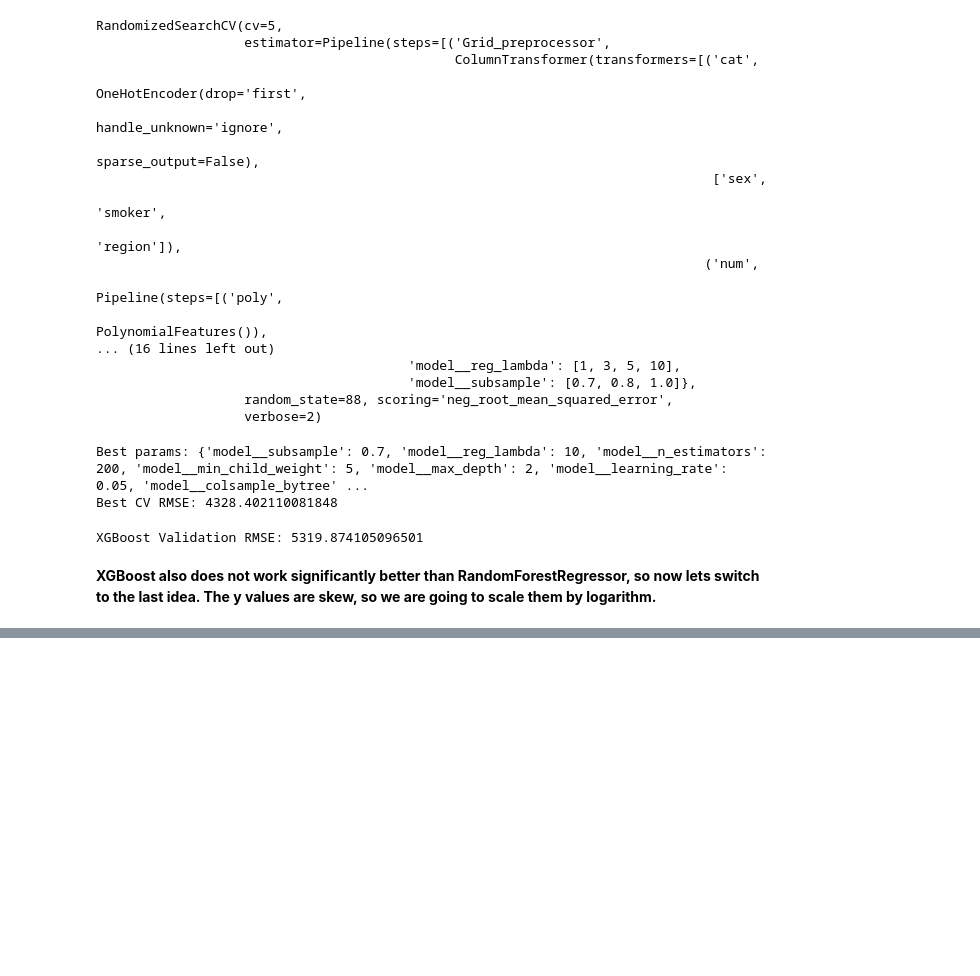
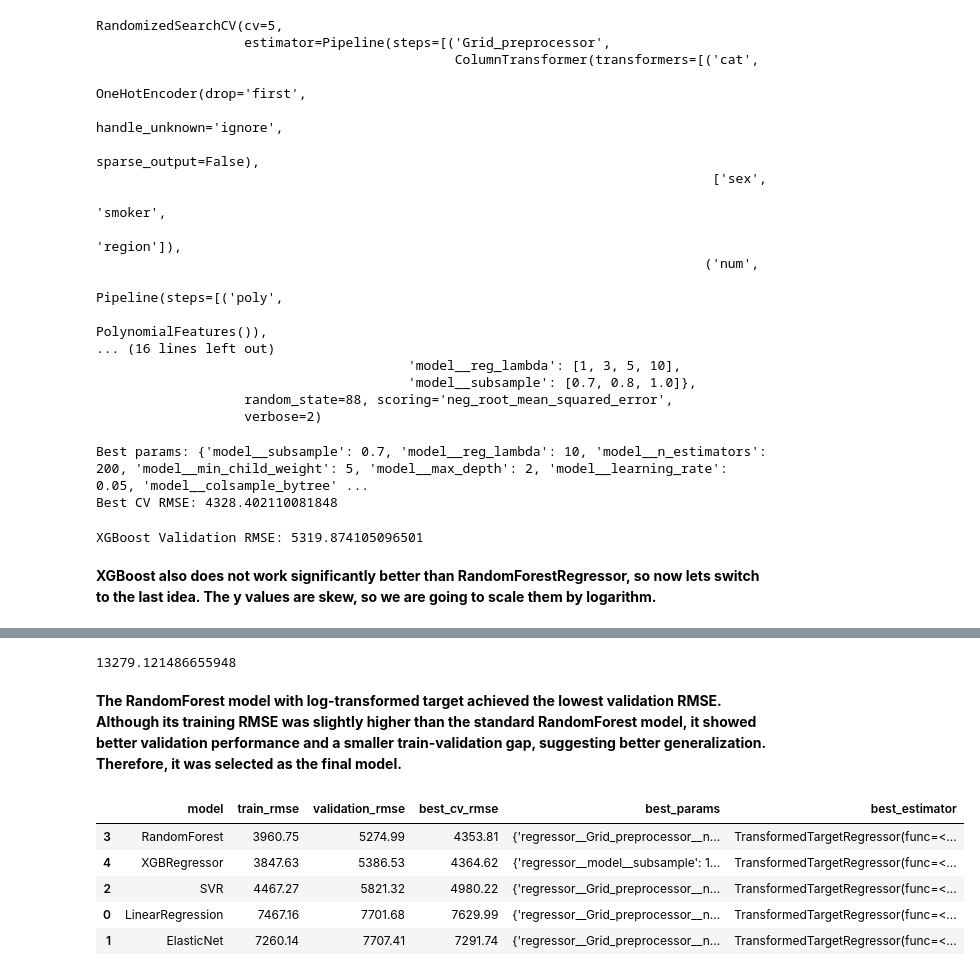
Before and after one commit to adamxszczepanski/SQL-and-ML-Projects, a Jupyter notebook: InsuranceChargesPrediction_ML/InsuranceChargePrediction_ML.ipynb, the cells around one changed output, grey strips where cells are left out. Cells and saved outputs as stored; diff of their text form; code cells hidden in the pictures; blank space fills up the shorter version.

```diff
--- a/InsuranceChargesPrediction_ML/InsuranceChargePrediction_ML.ipynb
+++ b/InsuranceChargesPrediction_ML/InsuranceChargePrediction_ML.ipynb
@@ -865,12 +865,15 @@ for model_name, config in models_and_params.items():
     Grid.fit(X_train, y_train)
 
     validation_pred=Grid.predict(X_validation)
+    train_pred = Grid.predict(X_train)
 
     validation_rmse=np.sqrt(mean_squared_error(y_validation, validation_pred))
+    train_rmse=np.sqrt(mean_squared_error(y_train, train_pred))
 
     Models_results.append({
         "model":model_name,
         "best_cv_rmse": -Grid.best_score_,
+        "train_rmse": train_rmse,
         "validation_rmse": validation_rmse,
         "best_params": Grid.best_params_,
         "best_estimator":Grid.best_estimator_}
@@ -878,6 +881,7 @@ for model_name, config in models_and_params.items():
 
     print(f"{model_name}")
     print("Best CV RMSE:", -Grid.best_score_)
+    print("Train RMSE:", train_rmse)
     print("Validation RMSE:", validation_rmse)
     print("Best params:", Grid.best_params_)
     print("-" * 60)
@@ -1040,0 +1108,2 @@ The y values are skew, so we are going to scale them by logarithm.**
+# %%
+models_eval1=[]
@@ -1053,0 +1276,6 @@ NameError: name 'model' is not defined
+# %%
+y.mean()
+# %% [output]
+13279.121486655948
+# %% [markdown]
+**The RandomForest model with log-transformed target achieved the lowest validation RMSE. Although its training RMSE was slightly higher than the standard RandomForest model, it showed better validation performance and a smaller train-validation gap, suggesting better generalization. Therefore, it was selected as the final model.**
@@ -1053,0 +1284,9 @@ NameError: name 'model' is not defined
+# %%
+models_eval_df.head(7)
+# %% [output]
+|  | model | train_rmse | validation_rmse | best_cv_rmse | best_params | best_estimator |
+| 3 | RandomForest | 3960.75 | 5274.99 | 4353.81 | {'regressor__Grid_preprocessor__n... | TransformedTargetRegressor(func=<... |
+| 4 | XGBRegressor | 3847.63 | 5386.53 | 4364.62 | {'regressor__model__subsample': 1... | TransformedTargetRegressor(func=<... |
+| 2 | SVR | 4467.27 | 5821.32 | 4980.22 | {'regressor__Grid_preprocessor__n... | TransformedTargetRegressor(func=<... |
+| 0 | LinearRegression | 7467.16 | 7701.68 | 7629.99 | {'regressor__Grid_preprocessor__n... | TransformedTargetRegressor(func=<... |
+| 1 | ElasticNet | 7260.14 | 7707.41 | 7291.74 | {'regressor__Grid_preprocessor__n... | TransformedTargetRegressor(func=<... |
```
Also changed, not shown: parts of 15 cells of this notebook.
